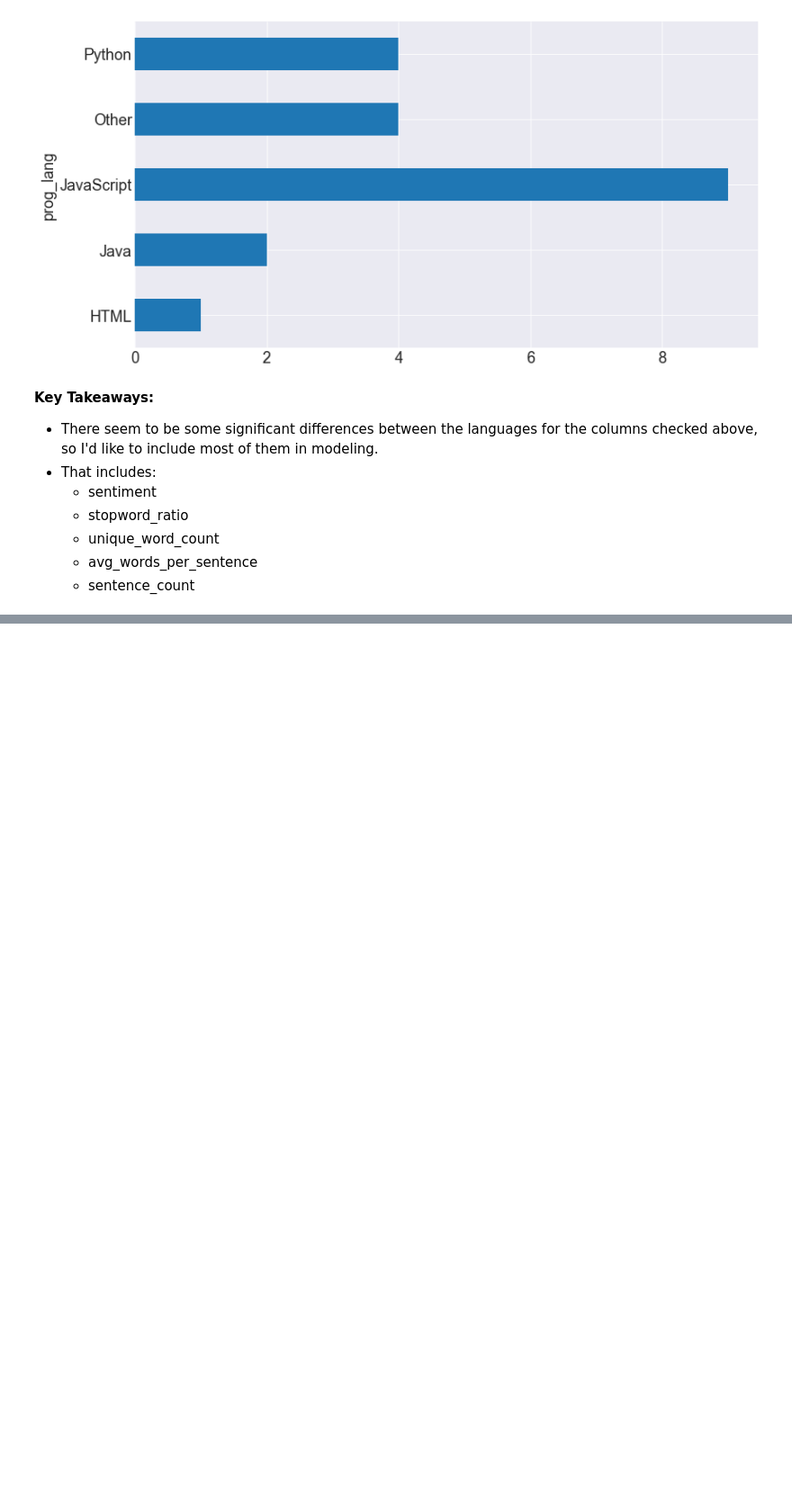
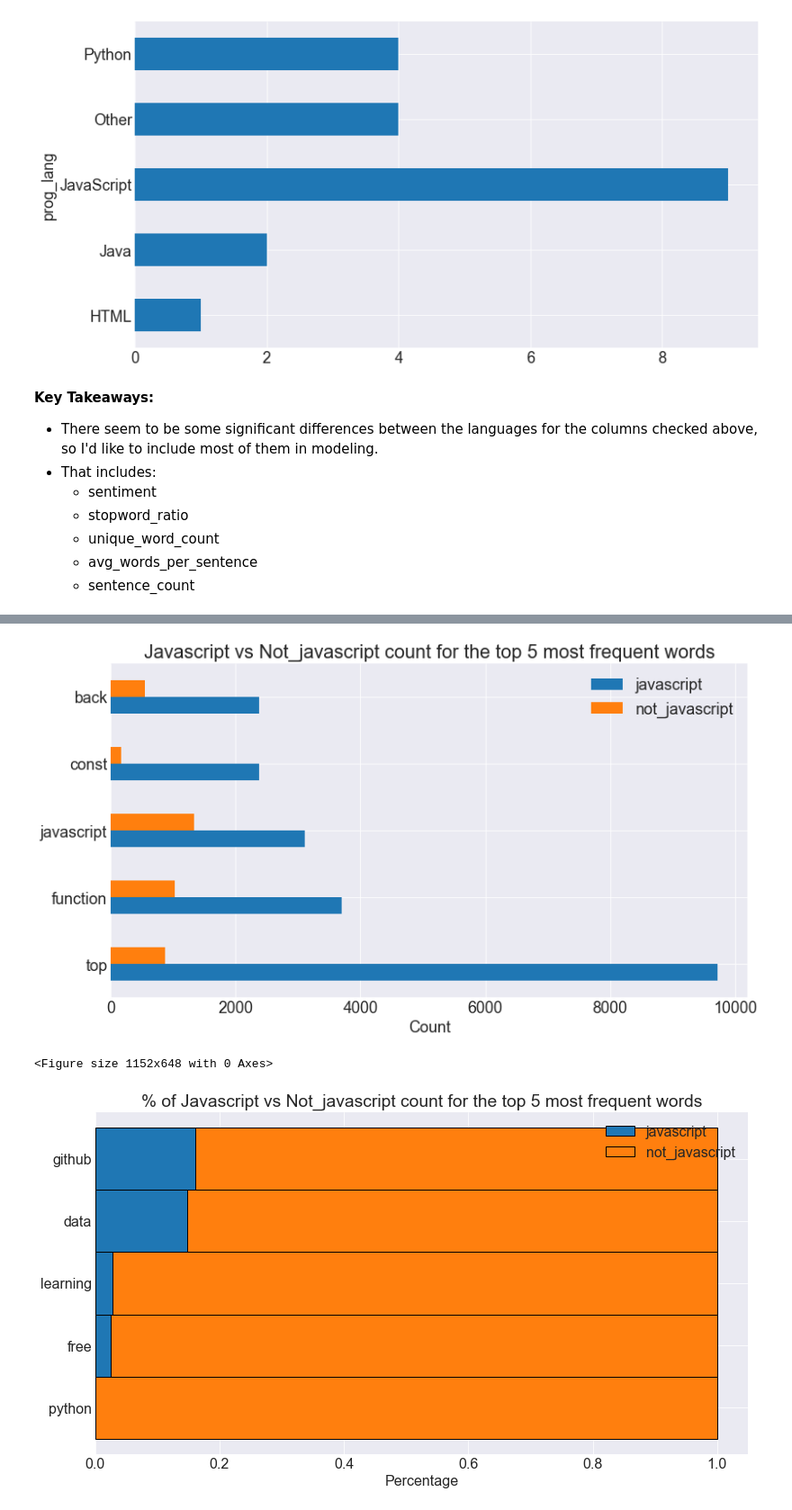
Before and after one commit to Codeup-NLP-Project/NLP-Project, a Jupyter notebook: rough_notebook_j.ipynb, the cells around one changed output, grey strips where cells are left out. Shown at 90% size. Drawn from its saved outputs; the diff is of its cells as text; code cells hidden in the pictures; blank space fills up the shorter version.

```diff
--- a/rough_notebook_j.ipynb
+++ b/rough_notebook_j.ipynb
@@ -511,0 +484,7 @@ __Key Takeaways:__
+# %%
+# You can pass a threshold argument but the default is 75
+lang = 'javascript'
+not_lang = f'not_{lang}'
+#df = get_readme_data(lang=lang, lang_threshold=75, z_cutoff=0)
+df = pd.read_csv('javascript_clean_readme_100_z0_5.csv', index_col = [0])
+df.prog_lang.value_counts()
@@ -511,0 +529,14 @@ __Key Takeaways:__
+# %%
+# Split the data
+train, test = split(df)
+# Send the train data
+java_obj = NLP_explore(train, 'label', 'cleaned', lang, not_lang)
+# %%
+# Looking at just JavaScript hplot
+java_obj.hplot_word_freq_viz(n=5, sort=lang)
+# Looking at just JavaScript bplot stacked
+java_obj.stacked_bplot_freq(n=5, sort=not_lang)
+# %% [output]
+[figure, added]
+<Figure size 1152x648 with 0 Axes>
+[figure, added]
```
Also changed, not shown: parts of 52 cells of this notebook.
